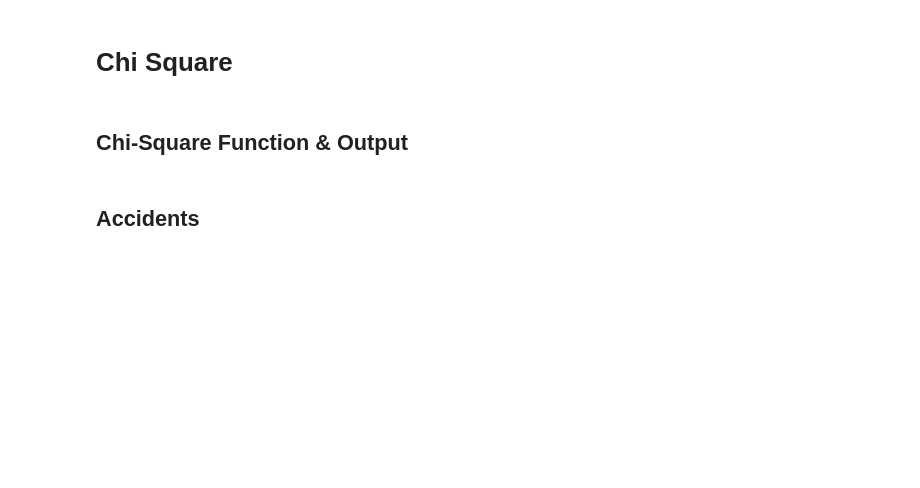
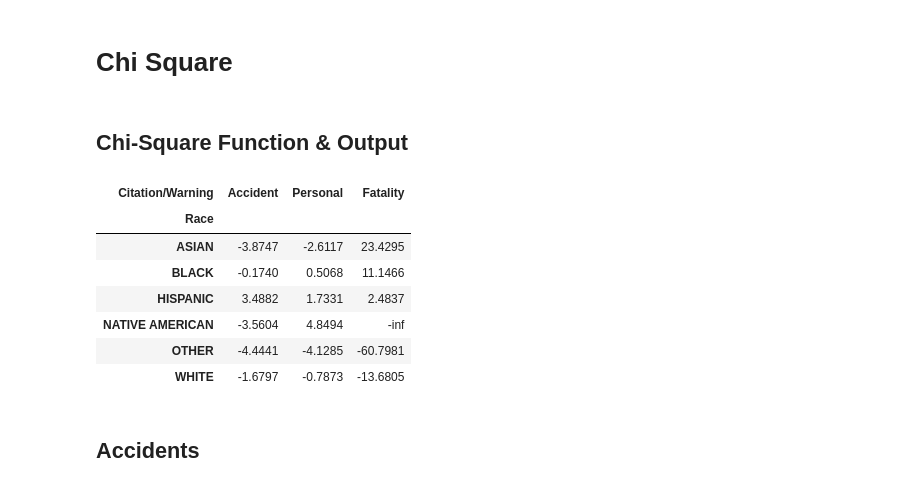
Before and after one commit to m-gaster/Policing-Thesis, a Jupyter notebook: Re-Analysis - 2021/Chi2 For Warnings vs. Citations/Chi2.ipynb, the cells around one changed output. Cells and saved outputs as stored; diff of their text form; code cells hidden in the pictures; blank space fills up the shorter version.

```diff
--- a/Re-Analysis - 2021/Chi2 For Warnings vs. Citations/Chi2.ipynb
+++ b/Re-Analysis - 2021/Chi2 For Warnings vs. Citations/Chi2.ipynb
@@ -80,6 +80,12 @@ def chi_square_contingency_test(dataframe:pd.DataFrame, display_tables=True) ->
     expected_frequencies = pd.DataFrame(chi2_result[3])
     expected_frequencies.columns = contingency_table.columns
     expected_frequencies.index = contingency_table.index
+
+    pct_difference_table = pd.DataFrame(((contingency_table-chi2_result[3]).div(contingency_table)*100).round(4))
+    try:
+        pct_difference_table.name = dataframe.name
+    except:
+        raise ValueError('Dataframe has no name')
     if display_tables:
         print(f"Expected Frequencies == ")
         display(expected_frequencies.round(0))
@@ -89,10 +95,43 @@ def chi_square_contingency_test(dataframe:pd.DataFrame, display_tables=True) ->
 
 
         # DON'T THINK THIS DIVISION IS CORRECT. SHOULDN'T IT BE EQUAL (FLIPPED SIGN) ACROSS ROWS????
+        ## nvm - more citations than warnings, so (e.g.) a % increase in citations means a large % decrease in warnings
         print(f"PERCENT Difference between Actual and Expected Frequencies ({dataframe.name}) (Actual - Expected) == \n (Negative => Less than expected")
-        display((((contingency_table-chi2_result[3]).div(contingency_table)*100).round(4)))
+        display(pct_difference_table)
 
-    return contingency_table, expected_frequencies
+    # return contingency_table, expected_frequencies
+    return pct_difference_table
+# %%
+def create_multi_metric_table(dataframes:list, display_tables=False) -> pd.DataFrame:
+    pct_differences_list = []
+    for dataframe in dataframes:
+        pct_difference_table = chi_square_contingency_test(dataframe=dataframe, display_tables=display_tables)
+        pct_difference_table.drop(labels=[col for col in pct_difference_table if col!='Citation'],
+                                  axis='columns',
+                                  inplace=True)
+
+        source_label = pct_difference_table.name.split()[0]
+        pct_difference_table.rename(columns={'Citation':source_label},
+                                    inplace=True)
+
+        # display(pct_difference_table)
+
+        pct_differences_list.append(pct_difference_table)
+
+    pct_differences = pd.concat(pct_differences_list, axis='columns')
+
+    return pct_differences
+# %%
+create_multi_metric_table(dataframes=[accident_df, personal_injury_df, fatality_df])
+# %% [output]
+| Citation/Warning | Accident | Personal | Fatality |
+| Race |  |  |  |
+| ASIAN | -3.8747 | -2.6117 | 23.4295 |
+| BLACK | -0.1740 | 0.5068 | 11.1466 |
+| HISPANIC | 3.4882 | 1.7331 | 2.4837 |
+| NATIVE AMERICAN | -3.5604 | 4.8494 | -inf |
+| OTHER | -4.4441 | -4.1285 | -60.7981 |
+| WHITE | -1.6797 | -0.7873 | -13.6805 |
 # %% [markdown]
 ## Accidents
 # %%
```
Also changed, not shown: parts of 3 cells of this notebook, 4 other files.
